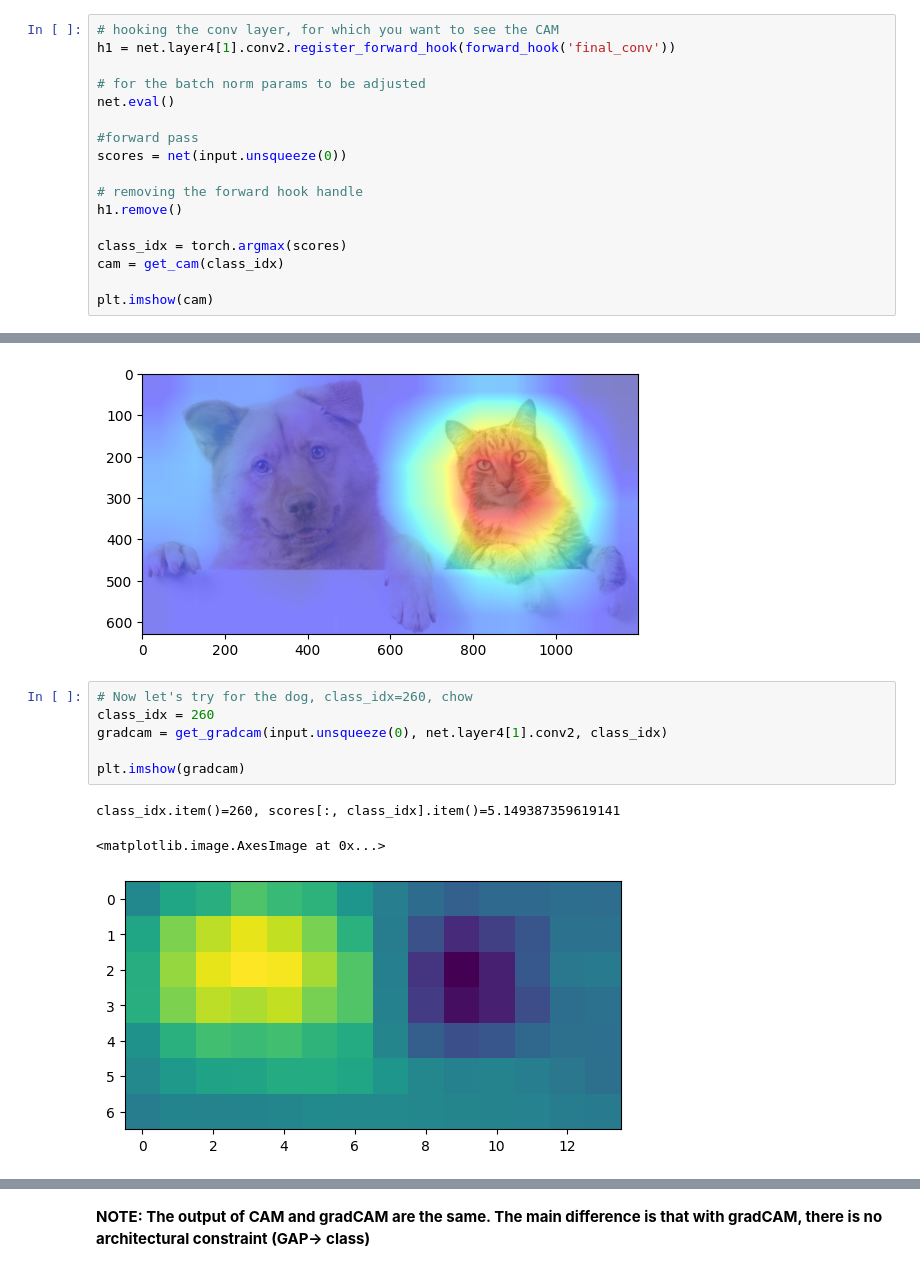
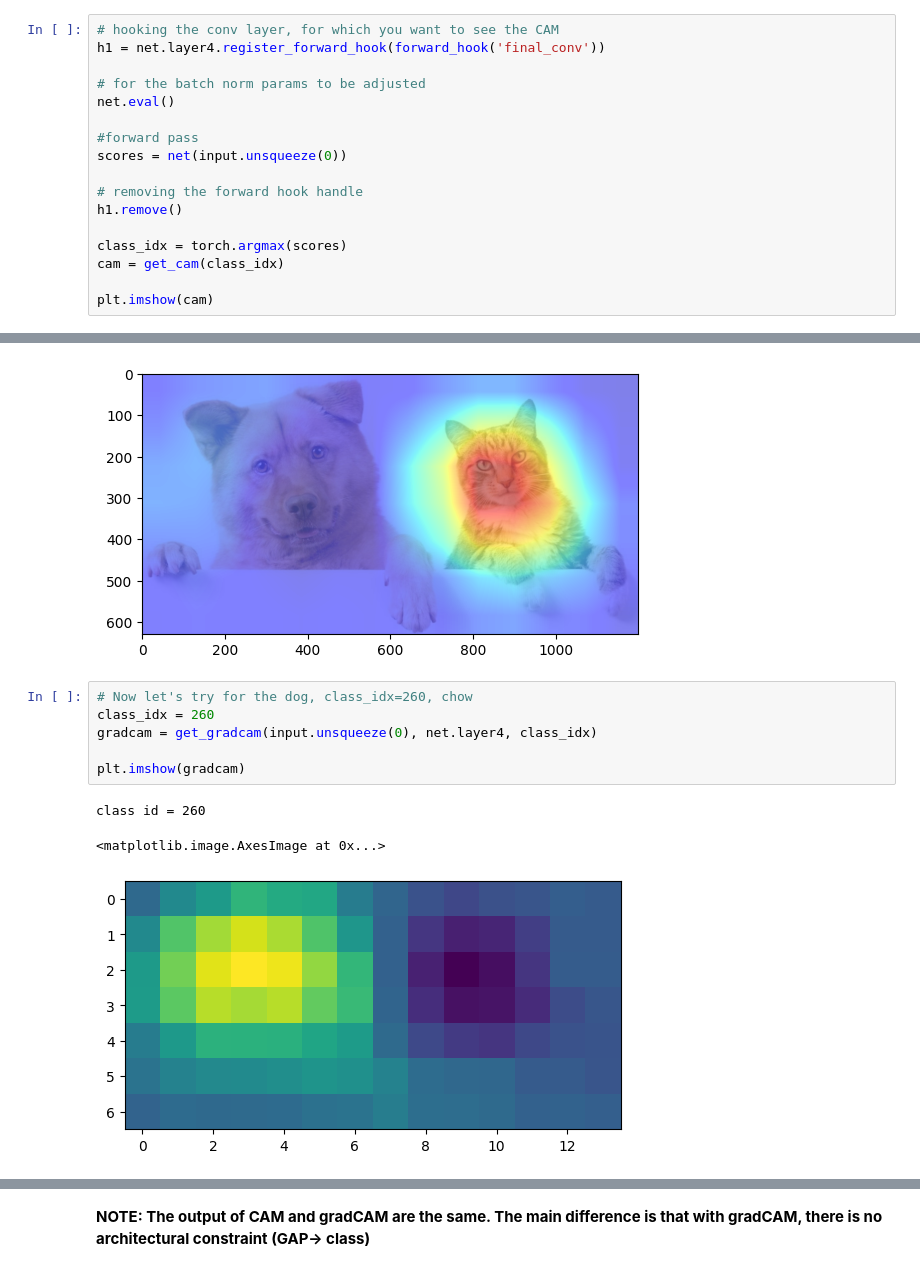
Before and after one commit to tutorials101/gradCAM, a Jupyter notebook: visualizations.ipynb, the cells around one changed output, grey strips where cells are left out. Saved outputs shown, nothing was run; the diff lists cells and outputs as text.

```diff
--- a/visualizations.ipynb
+++ b/visualizations.ipynb
@@ -145,7 +145,7 @@ def get_cam(class_idx):
   return cam
 # %%
 # hooking the conv layer, for which you want to see the CAM
-h1 = net.layer4[1].conv2.register_forward_hook(forward_hook('final_conv'))
+h1 = net.layer4.register_forward_hook(forward_hook('final_conv'))
 
 # for the batch norm params to be adjusted
 net.eval()
@@ -246,13 +246,13 @@ plt.imshow(cv2.resize(gradcam, img.size), alpha=0.5, cmap='jet')
 # %%
 # Now let's try for the dog, class_idx=260, chow
 class_idx = 260
-gradcam = get_gradcam(input.unsqueeze(0), net.layer4[1].conv2, class_idx)
+gradcam = get_gradcam(input.unsqueeze(0), net.layer4, class_idx)
 
 plt.imshow(gradcam)
 # %% [output]
-class_idx.item()=260, scores[:, class_idx].item()=5.149387359619141
+class id = 260
 <matplotlib.image.AxesImage at 0x...>
-[figure, old version]
+[figure, new version]
 # %%
 plt.imshow(img, alpha=0.5)
 plt.imshow(cv2.resize(gradcam, img.size), alpha=0.5, cmap='jet')
```
Also changed, not shown: parts of 11 cells of this notebook.
